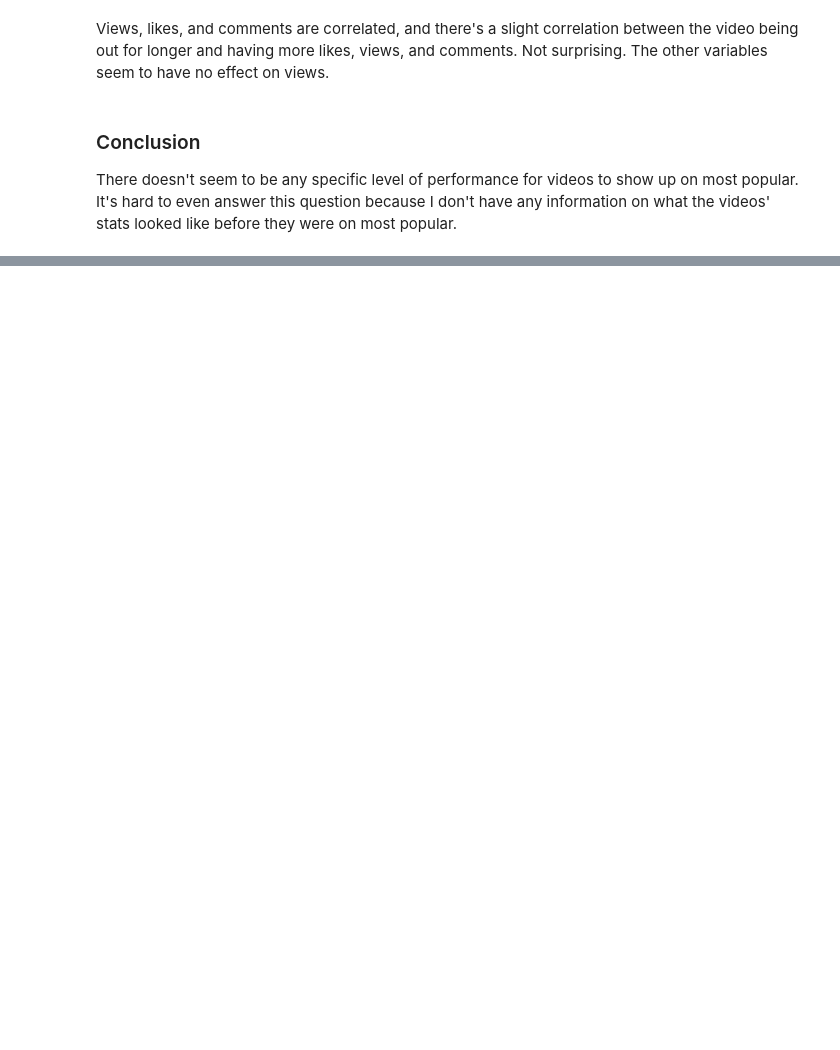
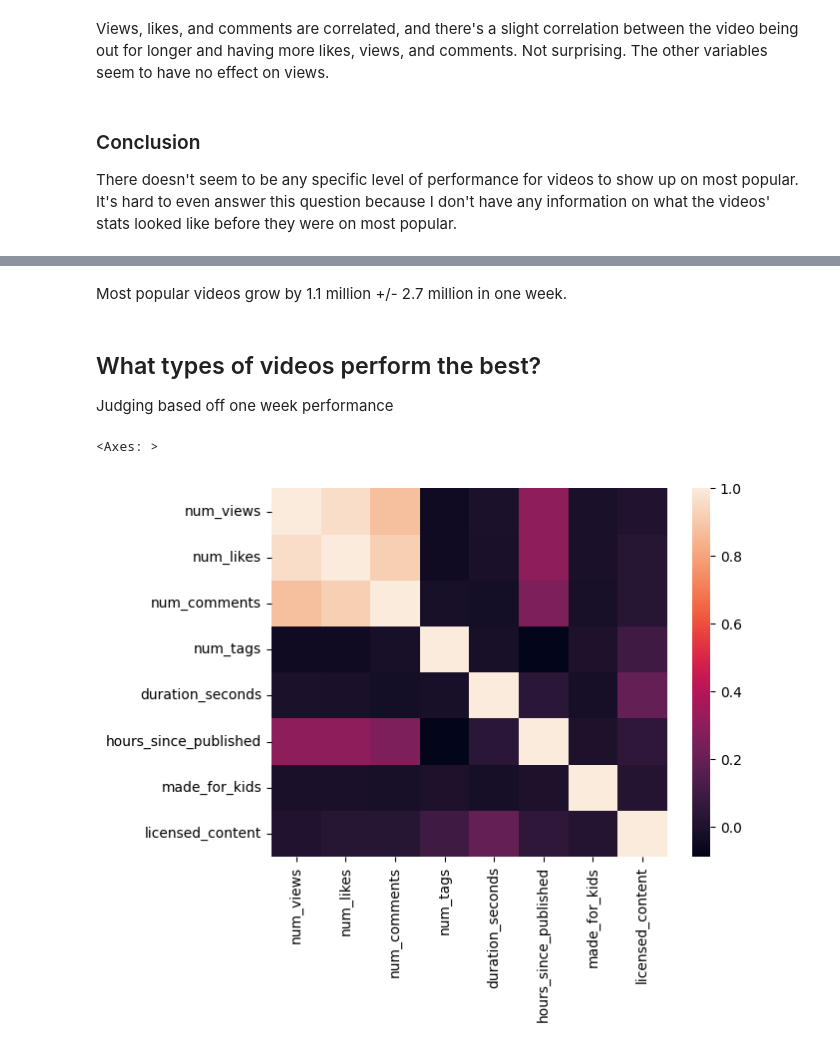
Before and after one commit to AndrewDettor/YouTubeMostPopularVideos, a Jupyter notebook: time_series_EDA.ipynb, the cells around one changed output, grey strips where cells are left out. Saved outputs shown, nothing was run; the diff lists cells and outputs as text; code cells hidden in the pictures; blank space fills up the shorter version.

```diff
--- a/time_series_EDA.ipynb
+++ b/time_series_EDA.ipynb
@@ -669,0 +889,3 @@ print(categories_dim)
+# %%
+ch_1week = channel_all.groupby("channel_id").nth(56)
+ch_1week
@@ -669,0 +906,2 @@ print(categories_dim)
+# %%
+all_1week = vid_1week.merge(ch_1week, on="channel_id", how="left")
@@ -865,0 +1127,10 @@ video_fact.sample(45)
+# %% [markdown]
+Most popular videos grow by 1.1 million +/- 2.7 million in one week.
+# %% [markdown]
+## What types of videos perform the best?
+Judging based off one week performance
+# %%
+sns.heatmap(all_1week[corr_cols].corr())
+# %% [output]
+<Axes: >
+[figure, added]
```
Also changed, not shown: parts of 135 cells of this notebook.
